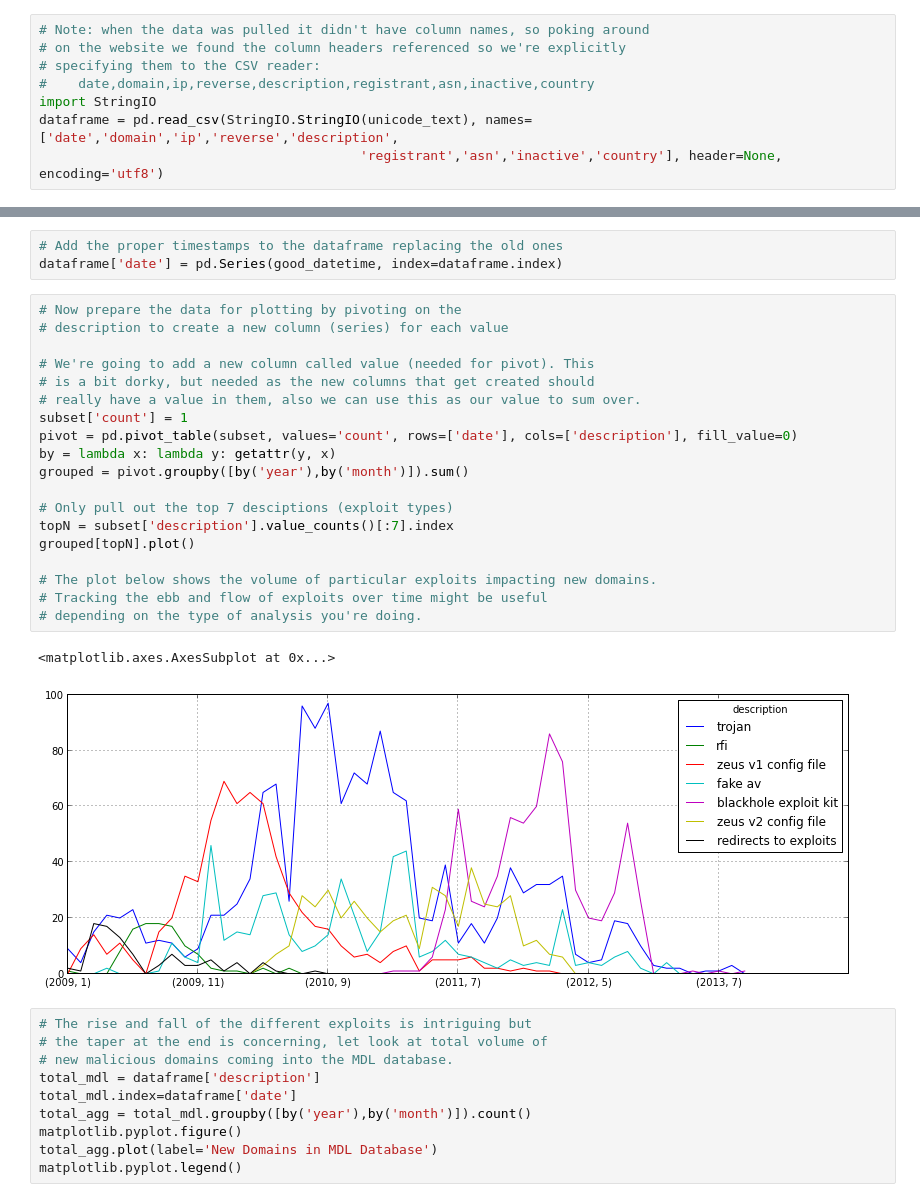
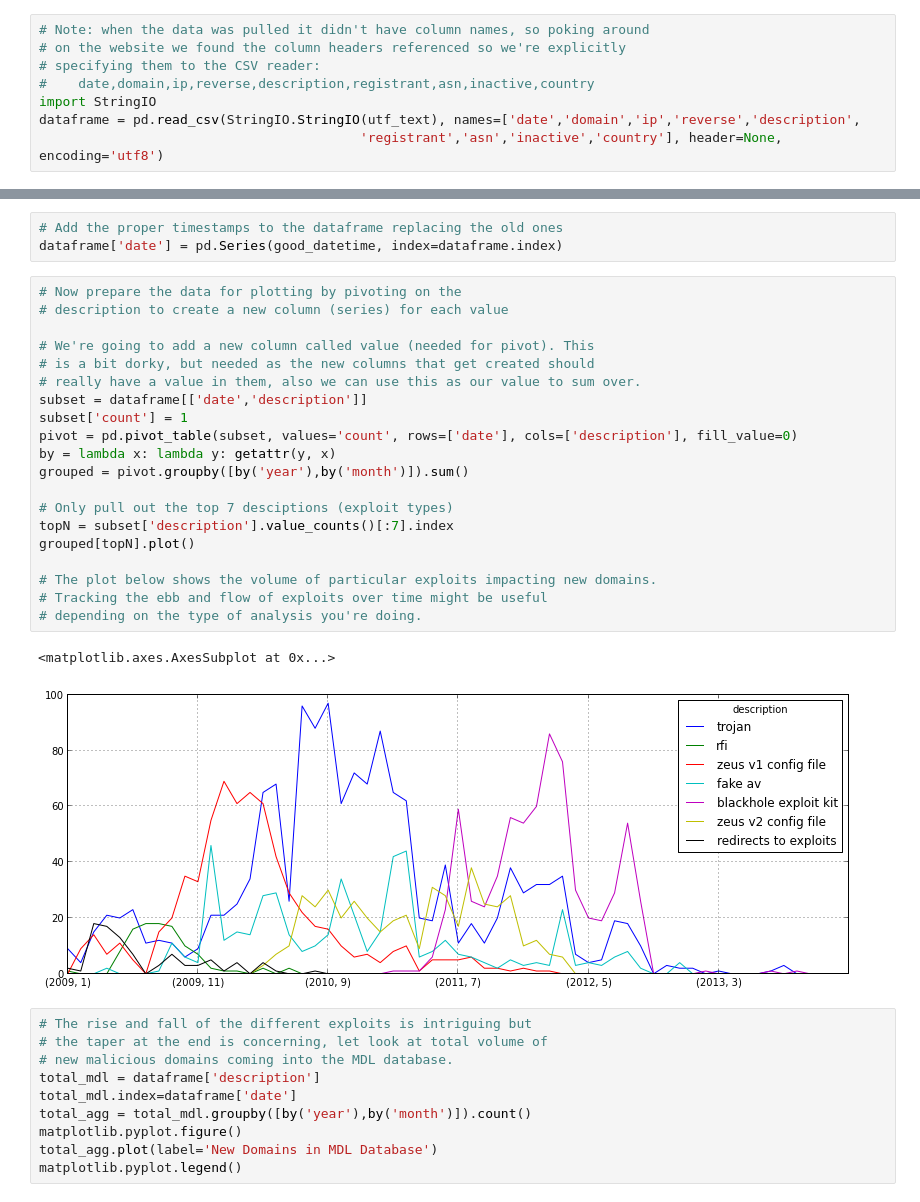
Before and after one commit to SuperCowPowers/data_hacking, a Jupyter notebook: mdl_exploration/MDL_Data_Exploration.ipynb, the cells around one changed output, grey strips where cells are left out. Cells and saved outputs as stored; diff of their text form.

```diff
--- a/mdl_exploration/MDL_Data_Exploration.ipynb
+++ b/mdl_exploration/MDL_Data_Exploration.ipynb
@@ -60,7 +60,7 @@ Coverted to utf8
 # specifying them to the CSV reader:
 #    date,domain,ip,reverse,description,registrant,asn,inactive,country
 import StringIO
-dataframe = pd.read_csv(StringIO.StringIO(unicode_text), names=['date','domain','ip','reverse','description',
+dataframe = pd.read_csv(StringIO.StringIO(utf_text), names=['date','domain','ip','reverse','description',
                                          'registrant','asn','inactive','country'], header=None, encoding='utf8')
 # %%
 dataframe
@@ -388,25 +388,26 @@ dataframe['date'] = pd.Series(good_datetime, index=dataframe.index)
 # %%
 # Now prepare the data for plotting by pivoting on the
 # description to create a new column (series) for each value
 
 # We're going to add a new column called value (needed for pivot). This
 # is a bit dorky, but needed as the new columns that get created should
 # really have a value in them, also we can use this as our value to sum over.
+subset = dataframe[['date','description']]
 subset['count'] = 1
 pivot = pd.pivot_table(subset, values='count', rows=['date'], cols=['description'], fill_value=0)
 by = lambda x: lambda y: getattr(y, x)
 grouped = pivot.groupby([by('year'),by('month')]).sum()
 
 # Only pull out the top 7 desciptions (exploit types)
 topN = subset['description'].value_counts()[:7].index
 grouped[topN].plot()
 
 # The plot below shows the volume of particular exploits impacting new domains.
 # Tracking the ebb and flow of exploits over time might be useful
 # depending on the type of analysis you're doing.
 # %% [output]
 <matplotlib.axes.AxesSubplot at 0x...>
-[figure, old version]
+[figure, new version]
 # %%
 # The rise and fall of the different exploits is intriguing but
 # the taper at the end is concerning, let look at total volume of
```
Also changed, not shown: parts of 3 cells of this notebook.
